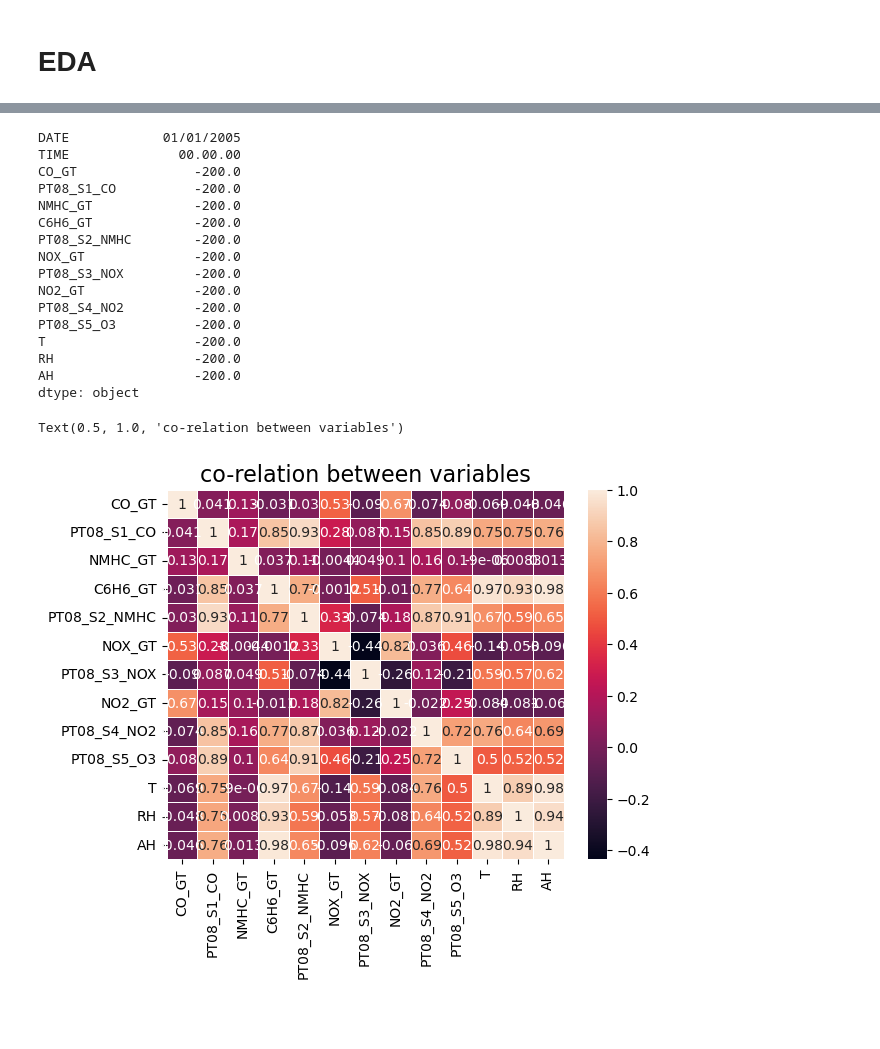
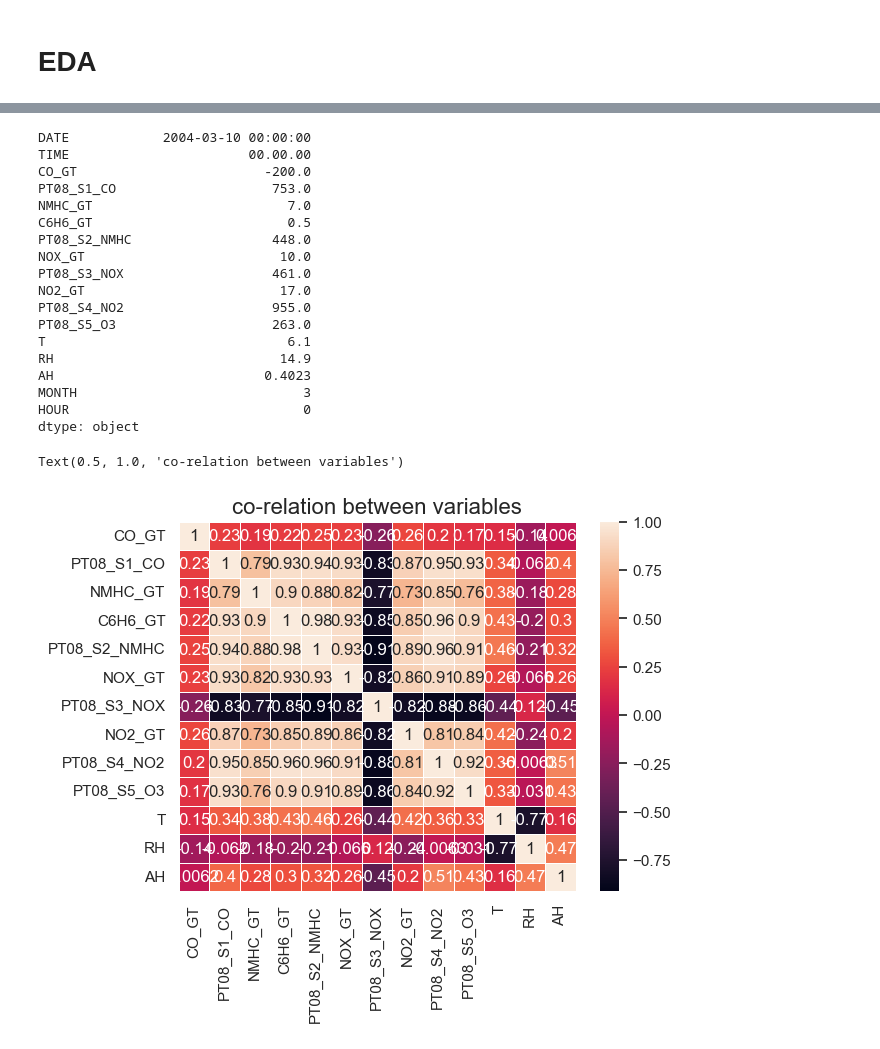
Before and after one commit to ubco-W2022T1-cosc301/project-group38, a Jupyter notebook: notebooks/analysis2(abhiek).ipynb, the cells around one changed output, grey strips where cells are left out. Cells and saved outputs as stored; diff of their text form; code cells hidden in the pictures; blank space fills up the shorter version.

```diff
--- a/notebooks/analysis2(abhiek).ipynb
+++ b/notebooks/analysis2(abhiek).ipynb
@@ -13,6 +23,7 @@ from project_functions2 import *
 
 data = load_and_clean("../data/raw/AirQuality.csv")
 data = fix_Data(data)
+data = fix_Time(data)
 display(data)
 # %% [output]
 |  | DATE | TIME | CO_GT | PT08_S1_CO | NMHC_GT | C6H6_GT | PT08_S2_NMHC | NOX_GT | PT08_S3_NOX | NO2_GT | ... |
@@ -32,4 +43,5 @@ display(data)
 # EDA
 # %%
 print(data.shape)
+sns.set_theme(style='dark',font_scale=1)
 # %% [output]
@@ -56,28 +70,31 @@ dtype: object
 # %%
 data.min(axis=0)
 # %% [output]
-DATE            01/01/2005
-TIME              00.00.00
-CO_GT               -200.0
-PT08_S1_CO          -200.0
-NMHC_GT             -200.0
-C6H6_GT             -200.0
-PT08_S2_NMHC        -200.0
-NOX_GT              -200.0
-PT08_S3_NOX         -200.0
-NO2_GT              -200.0
-PT08_S4_NO2         -200.0
-PT08_S5_O3          -200.0
-T                   -200.0
-RH                  -200.0
-AH                  -200.0
+DATE            2004-03-10 00:00:00
+TIME                       00.00.00
+CO_GT                        -200.0
+PT08_S1_CO                    753.0
+NMHC_GT                         7.0
+C6H6_GT                         0.5
+PT08_S2_NMHC                  448.0
+NOX_GT                         10.0
+PT08_S3_NOX                   461.0
+NO2_GT                         17.0
+PT08_S4_NO2                   955.0
+PT08_S5_O3                    263.0
+T                               6.1
+RH                             14.9
+AH                           0.4023
+MONTH                             3
+HOUR                              0
 dtype: object
 # %%
-sns.heatmap(data.corr(),annot=True, linewidths=.4)
+df1 = data.drop(['MONTH','HOUR'],axis = 1)
+sns.heatmap(df1.corr(),annot=True, linewidths=.4)
 plt.title('co-relation between variables',fontsize=16)
 # %% [output]
 Text(0.5, 1.0, 'co-relation between variables')
-[figure, old version]
+[figure, new version]
 # %%
 df1 = data.corr()
 
```
Also changed, not shown: parts of 15 cells of this notebook, 1 other file.
